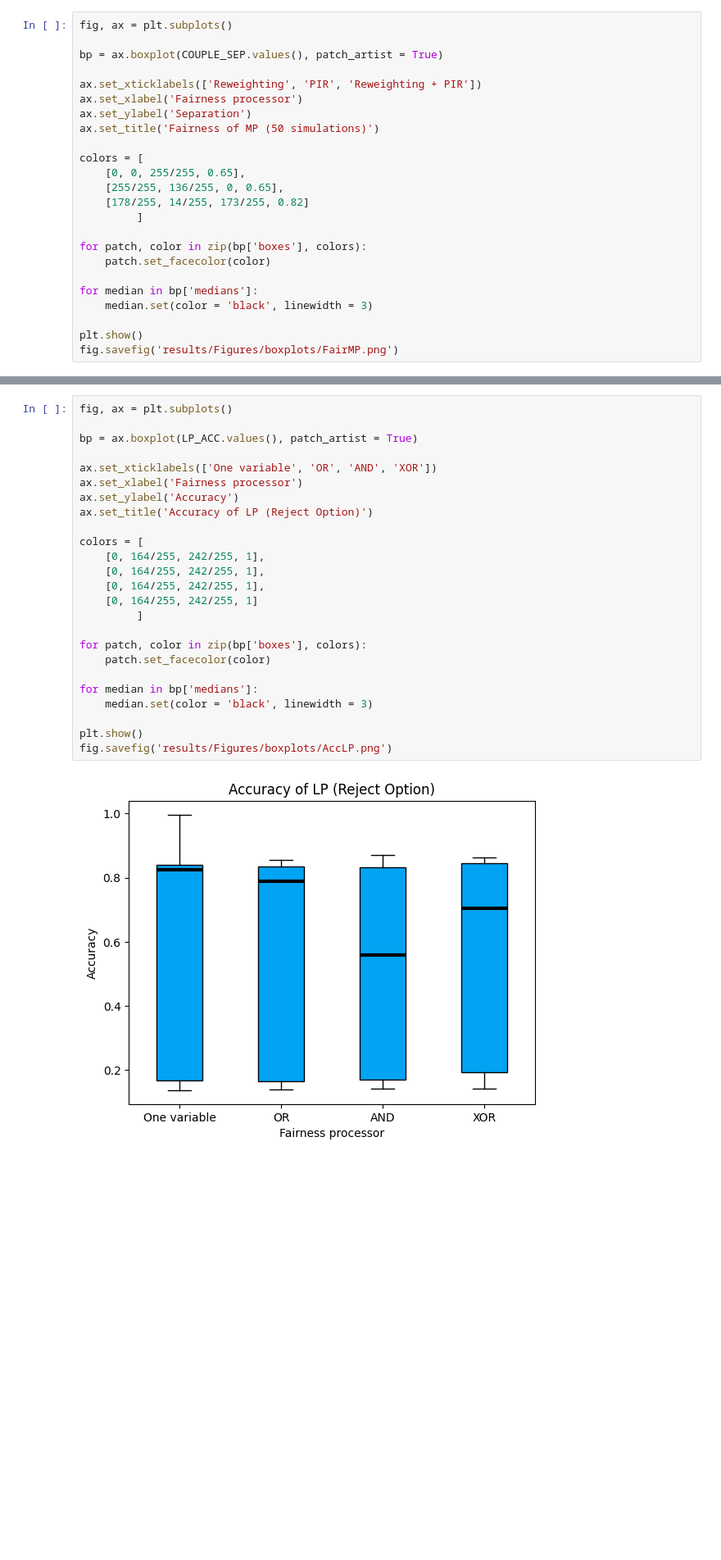
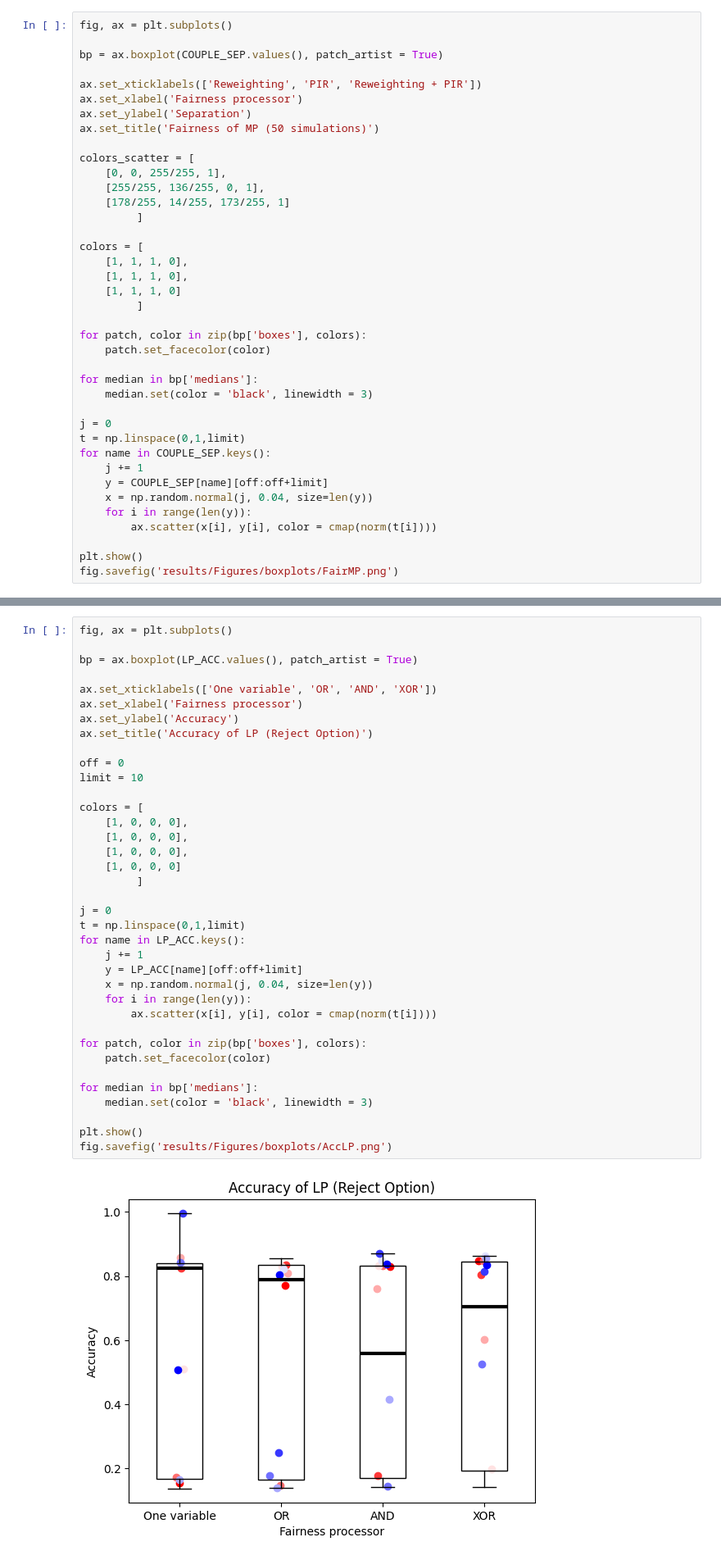
Before and after one commit to arturo-perez-peralta/FairMLIntegration, a Jupyter notebook: MassiveSimulationFigures.ipynb, the cells around one changed output, grey strips where cells are left out. Shown at 82% size. Cells and saved outputs as stored; diff of their text form; blank space fills up the shorter version.

Commit message:
Update MassiveSimulationFigures

```diff
--- a/MassiveSimulationFigures.ipynb
+++ b/MassiveSimulationFigures.ipynb
@@ -103,10 +122,16 @@ ax.set_xlabel('Fairness processor')
 ax.set_ylabel('Separation')
 ax.set_title('Fairness of MP (50 simulations)')
 
+colors_scatter = [
+    [0, 0, 255/255, 1],
+    [255/255, 136/255, 0, 1],
+    [178/255, 14/255, 173/255, 1]
+         ]
+
 colors = [
-    [0, 0, 255/255, 0.65],
-    [255/255, 136/255, 0, 0.65],
-    [178/255, 14/255, 173/255, 0.82]
+    [1, 1, 1, 0],
+    [1, 1, 1, 0],
+    [1, 1, 1, 0]
          ]
 
 for patch, color in zip(bp['boxes'], colors):
@@ -115,6 +140,15 @@ for patch, color in zip(bp['boxes'], colors):
 for median in bp['medians']:
     median.set(color = 'black', linewidth = 3)
 
+j = 0
+t = np.linspace(0,1,limit)
+for name in COUPLE_SEP.keys():
+    j += 1
+    y = COUPLE_SEP[name][off:off+limit]
+    x = np.random.normal(j, 0.04, size=len(y))
+    for i in range(len(y)):
+        ax.scatter(x[i], y[i], color = cmap(norm(t[i])))
+
 plt.show()
 fig.savefig('results/Figures/boxplots/FairMP.png')
 # %% [output]
@@ -145,30 +179,42 @@ LP_ACC[name4] = DATA['Simulation2V_XOR_ind']['acc'][model]
 # %%
 fig, ax = plt.subplots()
 
 bp = ax.boxplot(LP_ACC.values(), patch_artist = True)
 
 ax.set_xticklabels(['One variable', 'OR', 'AND', 'XOR'])
 ax.set_xlabel('Fairness processor')
 ax.set_ylabel('Accuracy')
 ax.set_title('Accuracy of LP (Reject Option)')
 
+off = 0
+limit = 10
+
 colors = [
-    [0, 164/255, 242/255, 1],
-    [0, 164/255, 242/255, 1],
-    [0, 164/255, 242/255, 1],
-    [0, 164/255, 242/255, 1]
+    [1, 0, 0, 0],
+    [1, 0, 0, 0],
+    [1, 0, 0, 0],
+    [1, 0, 0, 0]
          ]
+
+j = 0
+t = np.linspace(0,1,limit)
+for name in LP_ACC.keys():
+    j += 1
+    y = LP_ACC[name][off:off+limit]
+    x = np.random.normal(j, 0.04, size=len(y))
+    for i in range(len(y)):
+        ax.scatter(x[i], y[i], color = cmap(norm(t[i])))
 
 for patch, color in zip(bp['boxes'], colors):
     patch.set_facecolor(color)
 
 for median in bp['medians']:
     median.set(color = 'black', linewidth = 3)
 
 plt.show()
 fig.savefig('results/Figures/boxplots/AccLP.png')
 # %% [output]
-[figure, old version]
+[figure, new version]
 # %%
 fig, ax = plt.subplots()
 
```
Also changed, not shown: parts of 6 cells of this notebook.
